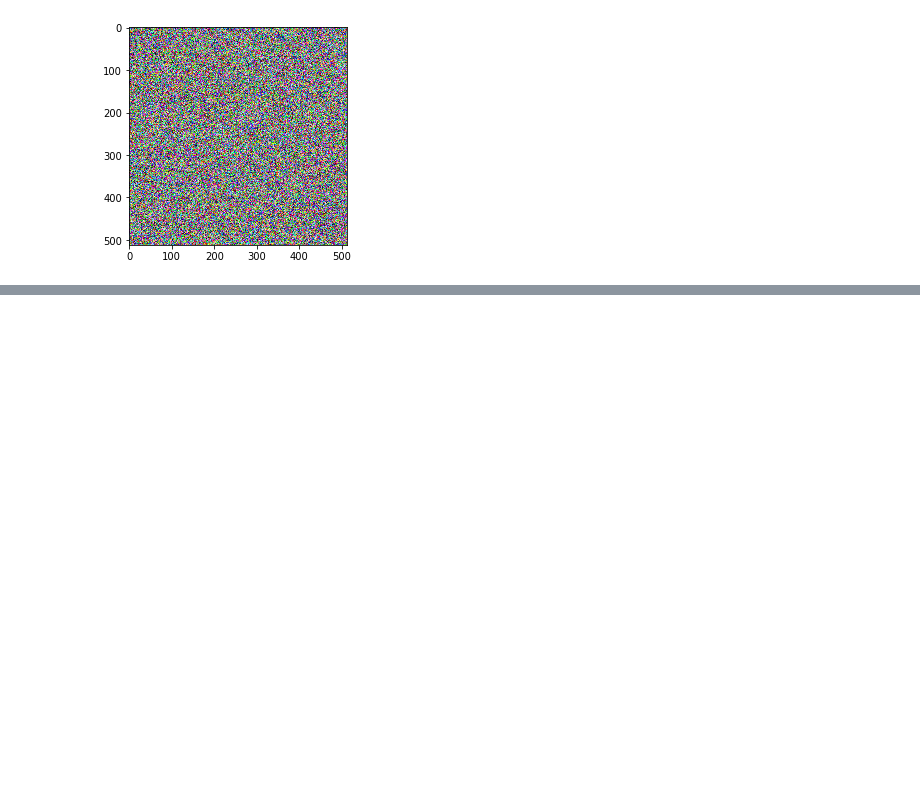
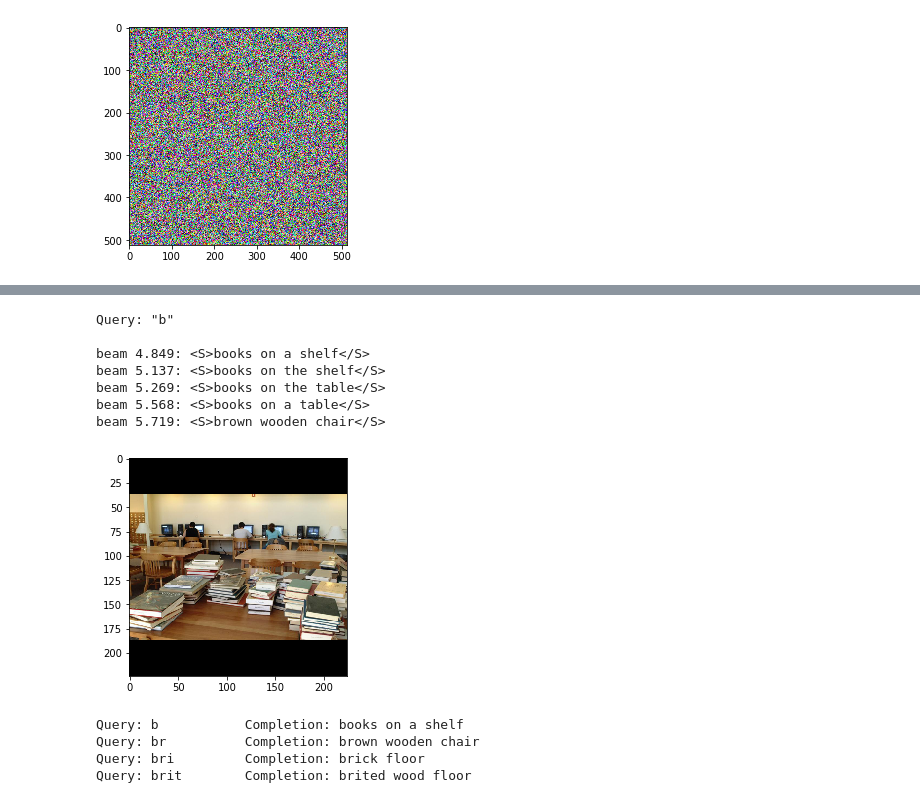
Before and after one commit to ssharpe42/VNLQAC, a Jupyter notebook: query_completion/code/demo.ipynb, the cells around one changed output, grey strips where cells are left out. Cells and saved outputs as stored; diff of their text form; code cells hidden in the pictures; blank space fills up the shorter version.

```diff
--- a/query_completion/code/demo.ipynb
+++ b/query_completion/code/demo.ipynb
@@ -111,0 +147,26 @@ beam 5.327: <S>anywhere on wall</S>
+# %%
+prefix = 'b'
+b = GetCompletions(['<S>'] + list(prefix), vgg_feat, m, branching_factor=4, beam_size=100)
+plt.imshow(example_image)
+print('Query: "{}"\n'.format(prefix))
+for item in list(b)[:-6:-1]:
+    print item
+# %% [output]
+Query: "b"
+
+beam 4.849: <S>books on a shelf</S>
+beam 5.137: <S>books on the shelf</S>
+beam 5.269: <S>books on the table</S>
+beam 5.568: <S>books on a table</S>
+beam 5.719: <S>brown wooden chair</S>
+[figure, added]
+# %%
+for prefix in ['b','br','bri','brit']:
+    print('Query: {0:10}  Completion: {1}'.format(
+        prefix,
+        ''.join(list(GetCompletions(['<S>'] + list(prefix), vgg_feat, m, branching_factor=4, beam_size=100))[-1].words[1:-1])))
+# %% [output]
+Query: b           Completion: books on a shelf
+Query: br          Completion: brown wooden chair
+Query: bri         Completion: brick floor
+Query: brit        Completion: brited wood floor
```
Also changed, not shown: parts of 5 cells of this notebook, 5 other files.
